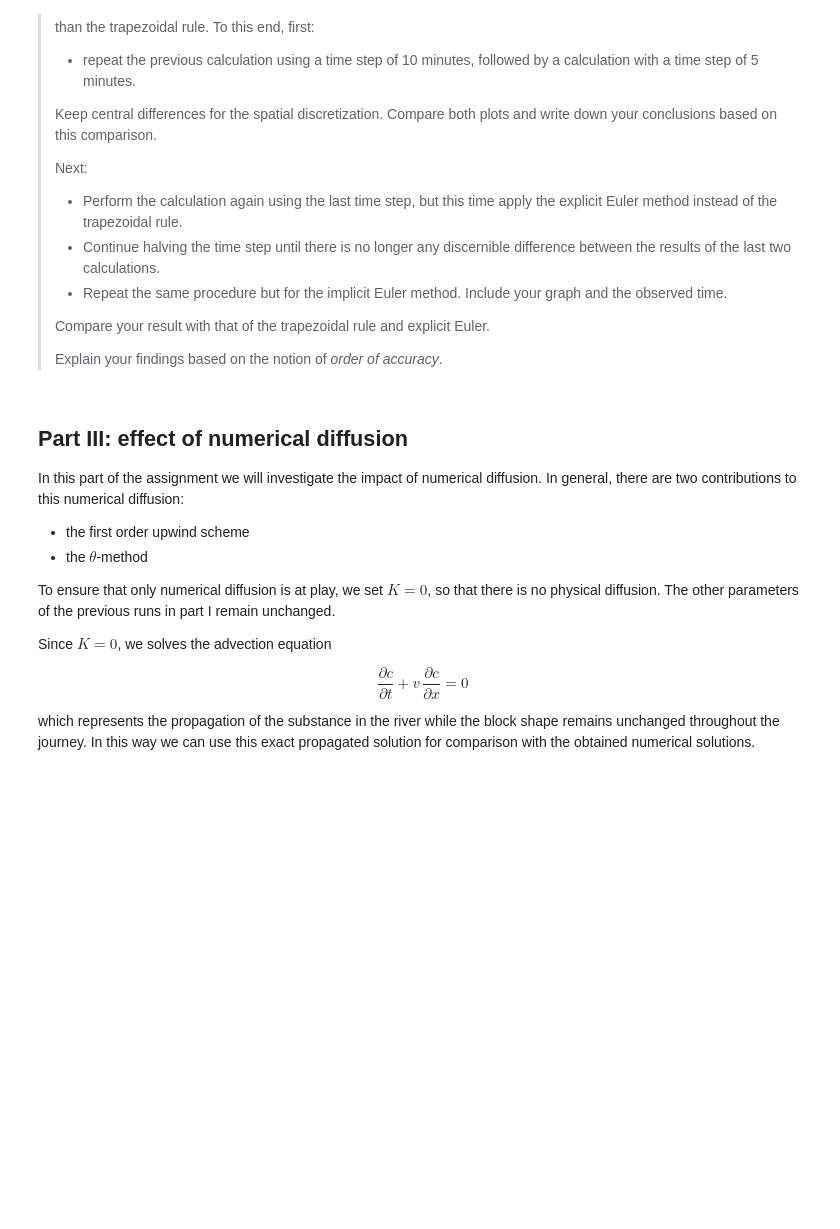
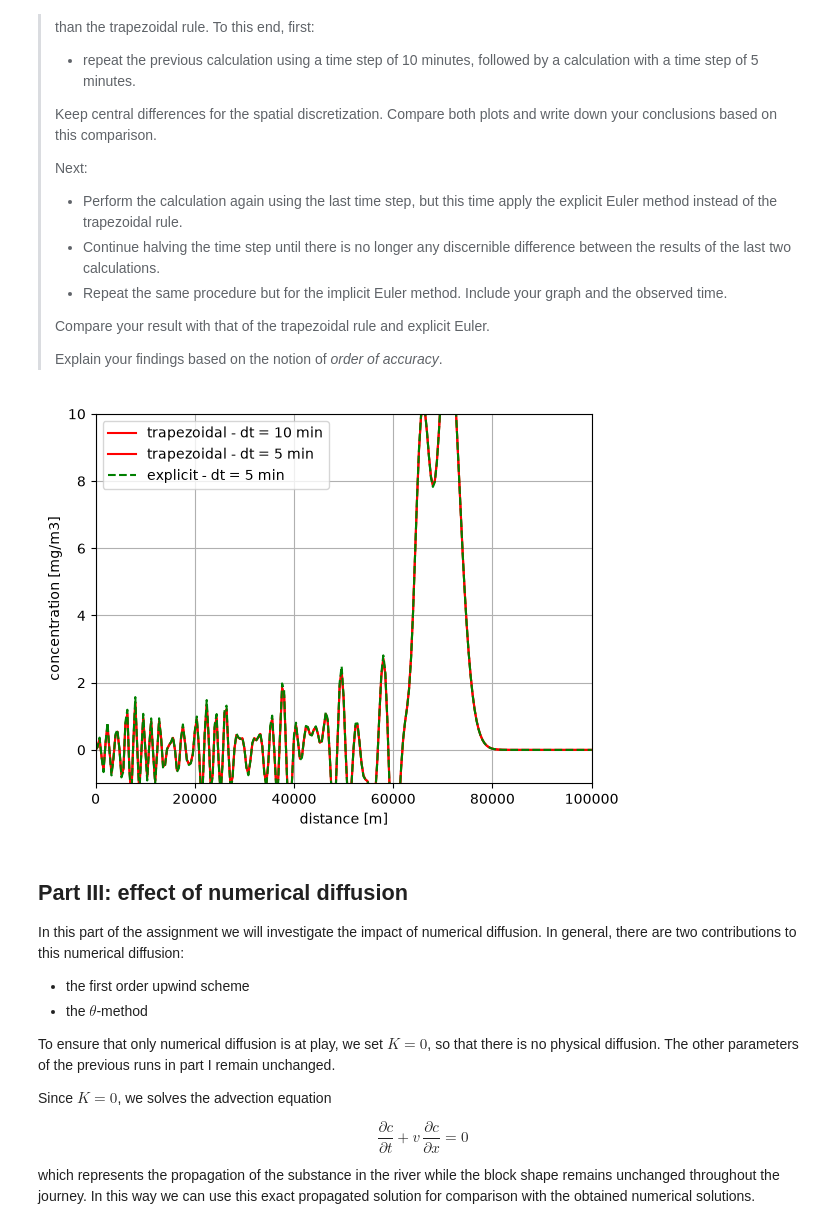
Before and after one commit to Tony-Davison/GA2.1, a Jupyter notebook: all_files_GA_2_1/grp09.ipynb, the cells around one changed output. Cells and saved outputs as stored; diff of their text form; code cells hidden in the pictures; blank space fills up the shorter version.

```diff
--- a/all_files_GA_2_1/grp09.ipynb
+++ b/all_files_GA_2_1/grp09.ipynb
@@ -237,30 +255,40 @@ In the remainder of this assignment we will work with these three schemes.
 # %%
 # Parameters for Task 2.1
 
 # We do the first one for you!
 dxmethod = 'central'
 dtmethod = 'theta'
 
 theta = 0.5
 
 # replot the current result
 plt.plot(x,c[N,:],'r',label='trapezoidal - dt = 10 min')
 
 # reduce time step by factor 2
 dt = dt / 2
 
-
 # Now it's your turn!
 
 ### YOUR CODE HERE ###
 
+# Recalculate with dt = 5 minutes
+c_new = advdiff(u,K,c0,lenD,dt,Tend,'central','theta',0.5)
+# Plot the new result
+N = int(Tend/dt)
+plt.plot(x,c_new[N,:],'r',label='trapezoidal - dt = 5 min')
+
+theta = 0
+c_explicit = advdiff(u, K, c0, lenD, dt, Tend, dxmethod, dtmethod, theta)
+plt.plot(x, c_explicit[-1, :], 'g--', label='explicit - dt = 5 min')
 
 # finalize the plot. Hint: plot them together on the same figure
 plt.axis(np.array([0,lenD,-1,10]))
 plt.xlabel('distance [m]')
 plt.ylabel('concentration [mg/m3]')
 plt.legend(loc = "upper left")
 plt.grid()
+# %% [output]
+[figure, added]
 # %% [markdown]
 ## Part III: effect of numerical diffusion
 
```
Also changed, not shown: parts of 8 cells of this notebook.
